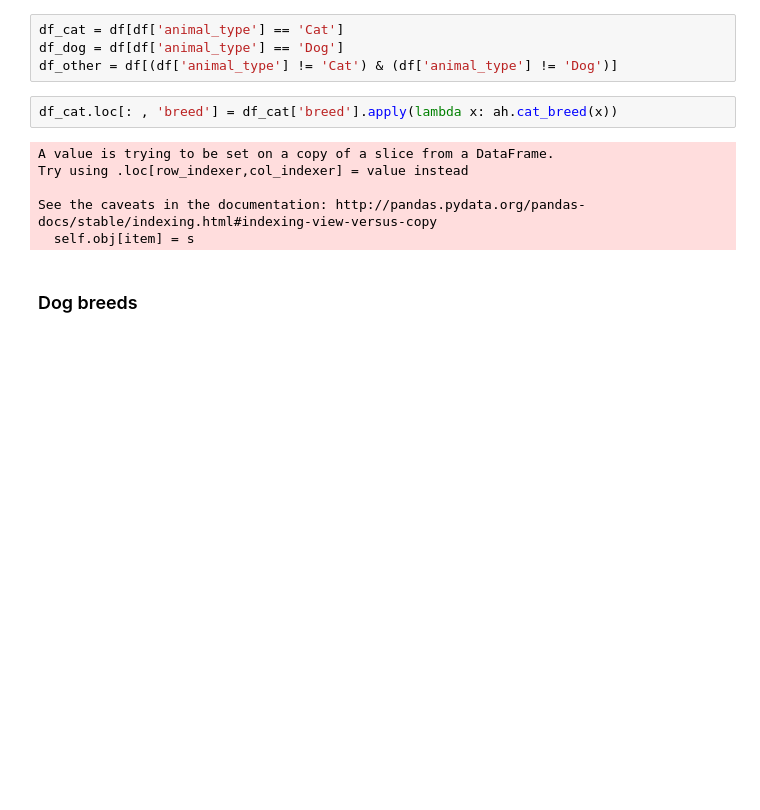
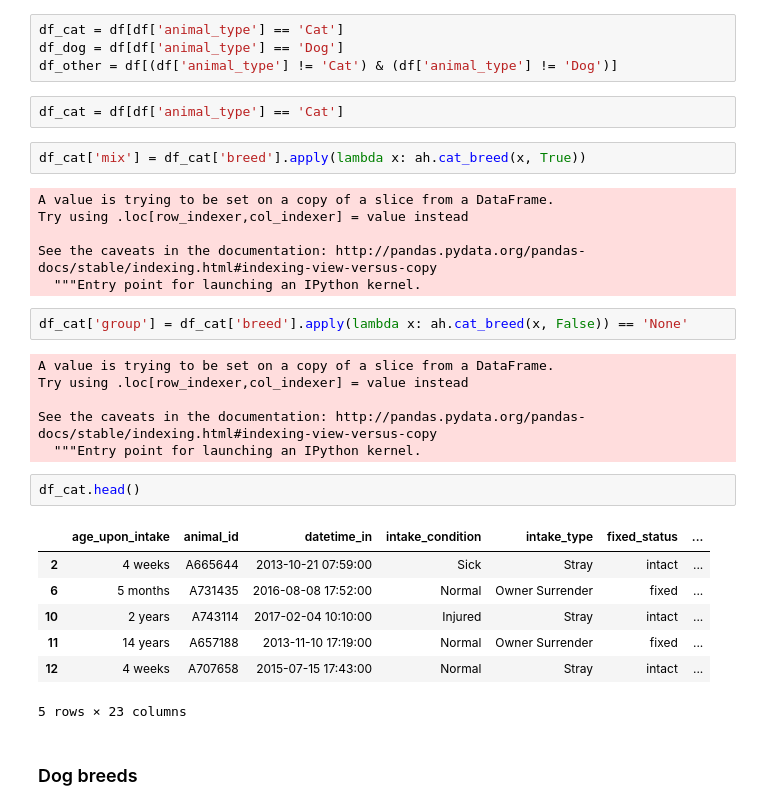
Before and after one commit to luketibbott/kojak, a Jupyter notebook: clean_engineer.ipynb, the cells around one changed output. Drawn from its saved outputs; the diff is of its cells as text; blank space fills up the shorter version.

```diff
--- a/clean_engineer.ipynb
+++ b/clean_engineer.ipynb
@@ -269,14 +271,34 @@ df.loc[df['animal_type'] == 'Cat', 'breed'] = df[df['animal_type'] == 'Cat']['br
 df_cat = df[df['animal_type'] == 'Cat']
 df_dog = df[df['animal_type'] == 'Dog']
 df_other = df[(df['animal_type'] != 'Cat') & (df['animal_type'] != 'Dog')]
+# %%
+df_cat = df[df['animal_type'] == 'Cat']
 # %%
-df_cat.loc[: , 'breed'] = df_cat['breed'].apply(lambda x: ah.cat_breed(x))
+df_cat['mix'] = df_cat['breed'].apply(lambda x: ah.cat_breed(x, True))
 # %% [output]
 A value is trying to be set on a copy of a slice from a DataFrame.
 Try using .loc[row_indexer,col_indexer] = value instead
 
 See the caveats in the documentation: http://pandas.pydata.org/pandas-docs/stable/indexing.html#indexing-view-versus-copy
-  self.obj[item] = s
+  """Entry point for launching an IPython kernel.
+# %%
+df_cat['group'] = df_cat['breed'].apply(lambda x: ah.cat_breed(x, False)) == 'None'
+# %% [output]
+A value is trying to be set on a copy of a slice from a DataFrame.
+Try using .loc[row_indexer,col_indexer] = value instead
+
+See the caveats in the documentation: http://pandas.pydata.org/pandas-docs/stable/indexing.html#indexing-view-versus-copy
+  """Entry point for launching an IPython kernel.
+# %%
+df_cat.head()
+# %% [output]
+|  | age_upon_intake | animal_id | datetime_in | intake_condition | intake_type | fixed_status | ... |
+| 2 | 4 weeks | A665644 | 2013-10-21 07:59:00 | Sick | Stray | intact | ... |
+| 6 | 5 months | A731435 | 2016-08-08 17:52:00 | Normal | Owner Surrender | fixed | ... |
+| 10 | 2 years | A743114 | 2017-02-04 10:10:00 | Injured | Stray | intact | ... |
+| 11 | 14 years | A657188 | 2013-11-10 17:19:00 | Normal | Owner Surrender | fixed | ... |
+| 12 | 4 weeks | A707658 | 2015-07-15 17:43:00 | Normal | Stray | intact | ... |
+5 rows × 23 columns
 # %% [markdown]
 ### Dog breeds
 # %%
```
Also changed, not shown: parts of 3 cells of this notebook, 1 other file.
